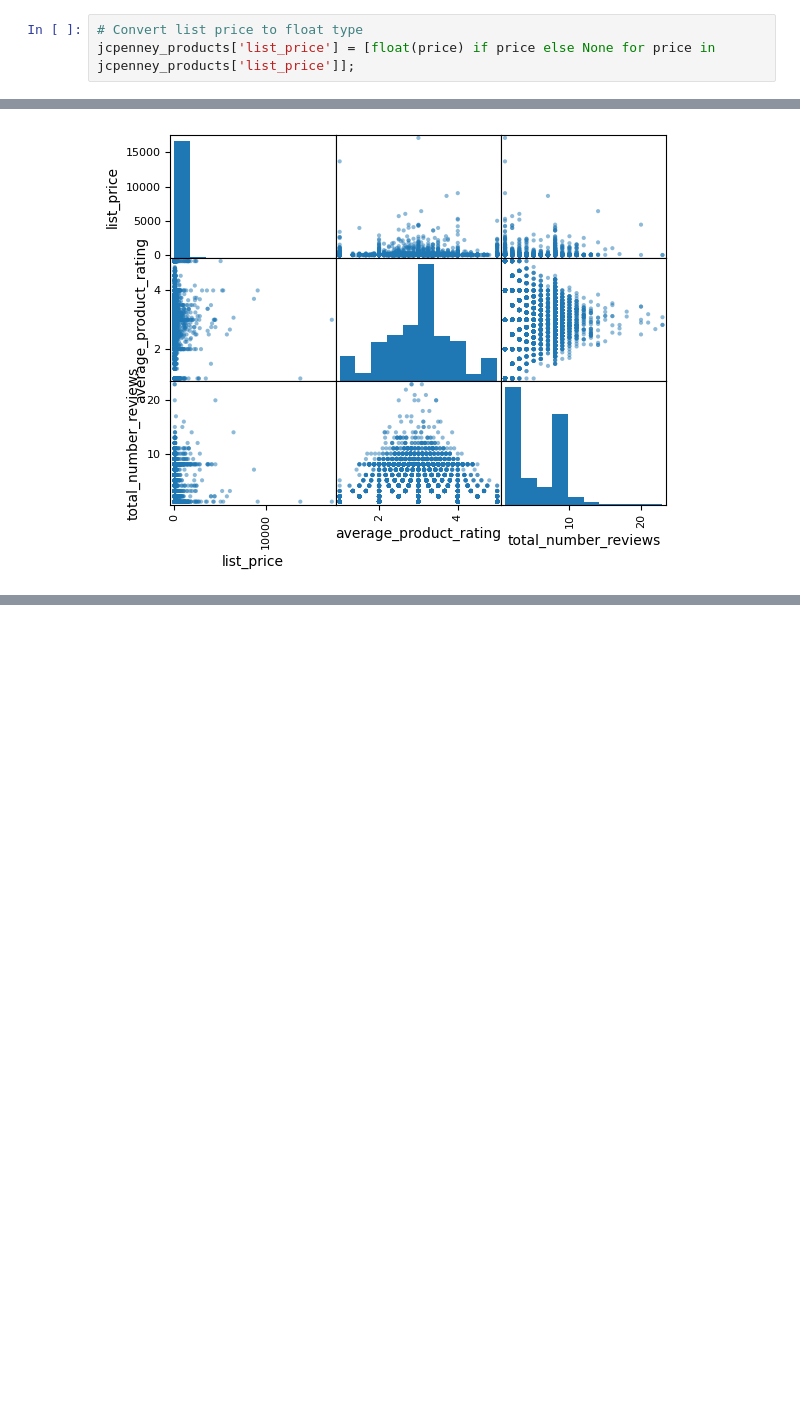
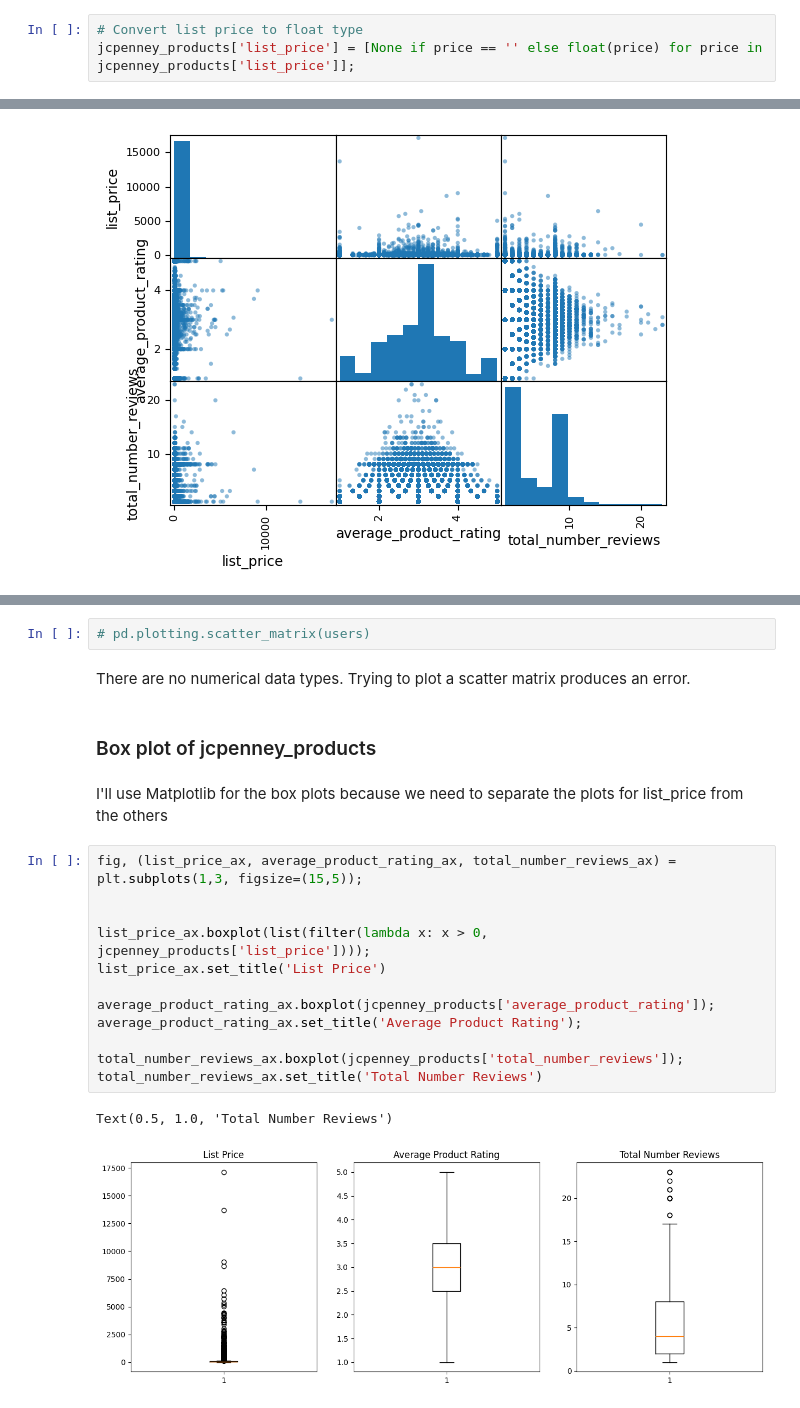
Before and after one commit to Kirera-Wainaina/data-manipulation-class-assignment, a Jupyter notebook: 3367315_BD2.ipynb, the cells around one changed output, grey strips where cells are left out. Saved outputs shown, nothing was run; the diff lists cells and outputs as text; blank space fills up the shorter version.

```diff
--- a/3367315_BD2.ipynb
+++ b/3367315_BD2.ipynb
@@ -164,4 +165,4 @@ memory usage: 935.4+ KB
 Some data types need to be converted into other data types for easier manipulation
 # %%
 # Convert list price to float type
-jcpenney_products['list_price'] = [float(price) if price else None for price in jcpenney_products['list_price']];
+jcpenney_products['list_price'] = [None if price == '' else float(price) for price in jcpenney_products['list_price']];
@@ -424,0 +480,23 @@ pd.plotting.scatter_matrix(jcpenney_products);
+# %%
+# pd.plotting.scatter_matrix(users)
+# %% [markdown]
+There are no numerical data types. Trying to plot a scatter matrix produces an error.
+# %% [markdown]
+### Box plot of jcpenney_products
+# %% [markdown]
+I'll use Matplotlib for the box plots because we need to separate the plots for list_price from the others
+# %%
+fig, (list_price_ax, average_product_rating_ax, total_number_reviews_ax) = plt.subplots(1,3, figsize=(15,5));
+
+
+list_price_ax.boxplot(list(filter(lambda x: x > 0, jcpenney_products['list_price'])));
+list_price_ax.set_title('List Price')
+
+average_product_rating_ax.boxplot(jcpenney_products['average_product_rating']);
+average_product_rating_ax.set_title('Average Product Rating');
+
+total_number_reviews_ax.boxplot(jcpenney_products['total_number_reviews']);
+total_number_reviews_ax.set_title('Total Number Reviews')
+# %% [output]
+Text(0.5, 1.0, 'Total Number Reviews')
+[figure, added]
```
Also changed, not shown: parts of 36 cells of this notebook.
